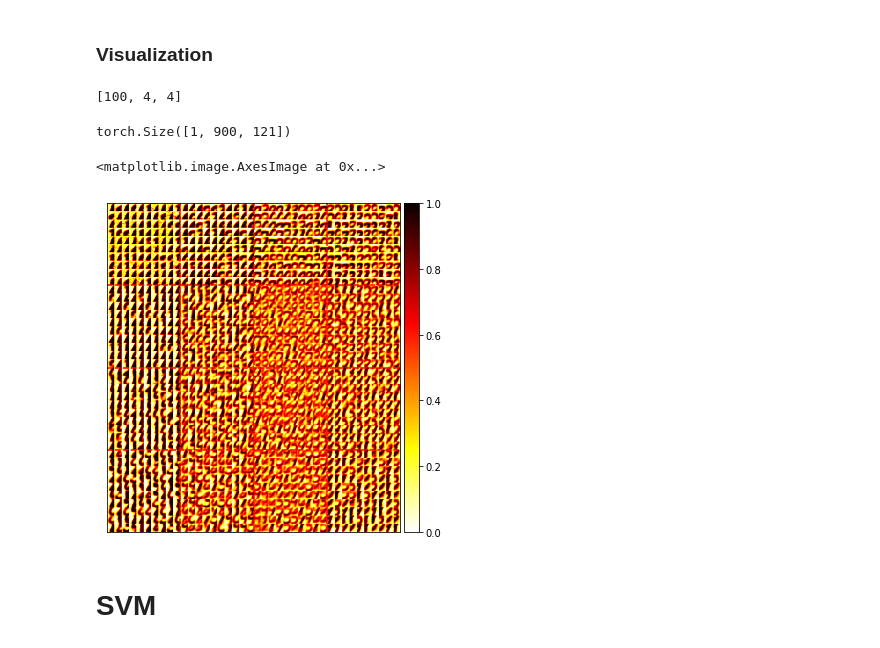
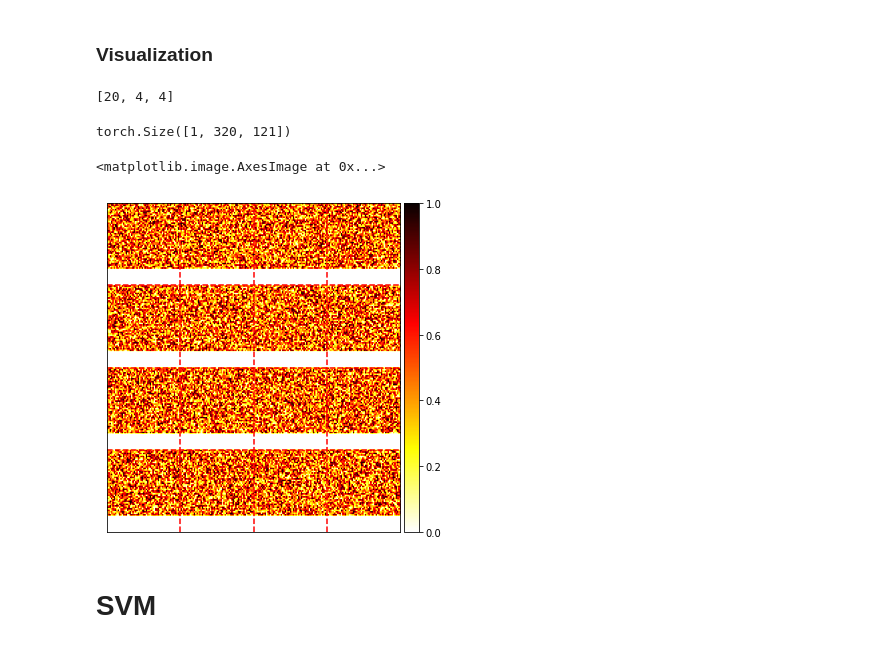
Before and after one commit to Singular-Brain/DeepBioLCNet, a Jupyter notebook: Semantic_Pooling.ipynb, the cells around one changed output. Saved outputs shown, nothing was run; the diff lists cells and outputs as text; code cells hidden in the pictures.

```diff
--- a/Semantic_Pooling.ipynb
+++ b/Semantic_Pooling.ipynb
@@ -752,7 +754,7 @@ network_hparams = {
     'nu_inh': 0.0,
     'inh_LC': True,
     'inh_type': 'recurrent',
-    'inh_factor': 20,
+    'inh_factor': [20,100],
     # Normalization
     'norm_factor': [0.5*11*11, .5*2*2],
     # clamp
@@ -879,16 +859,16 @@ net = LCNet(**network_hparams, **data_hparams, wandb_active = WANDB)
 
 net.layers['layer1'].shape
 # %% [output]
-[100, 4, 4]
+[20, 4, 4]
 # %%
 net.connections[('layer0', 'layer1')].w.shape
 # %% [output]
-torch.Size([1, 900, 121])
+torch.Size([1, 320, 121])
 # %%
-plot_locally_connected_weights_meh(net.connections[('layer0', 'layer1')].w,100,1,0,22,11,4)
+plot_locally_connected_weights_meh(net.connections[('layer0', 'layer1')].w,20,1,0,20,11,4)
 # %% [output]
 <matplotlib.image.AxesImage at 0x...>
-[figure, old version]
+[figure, new version]
 # %%
 dataloader_iterator = iter(dataloader)
 for i in range(10):
```
Also changed, not shown: parts of 6 cells of this notebook.
